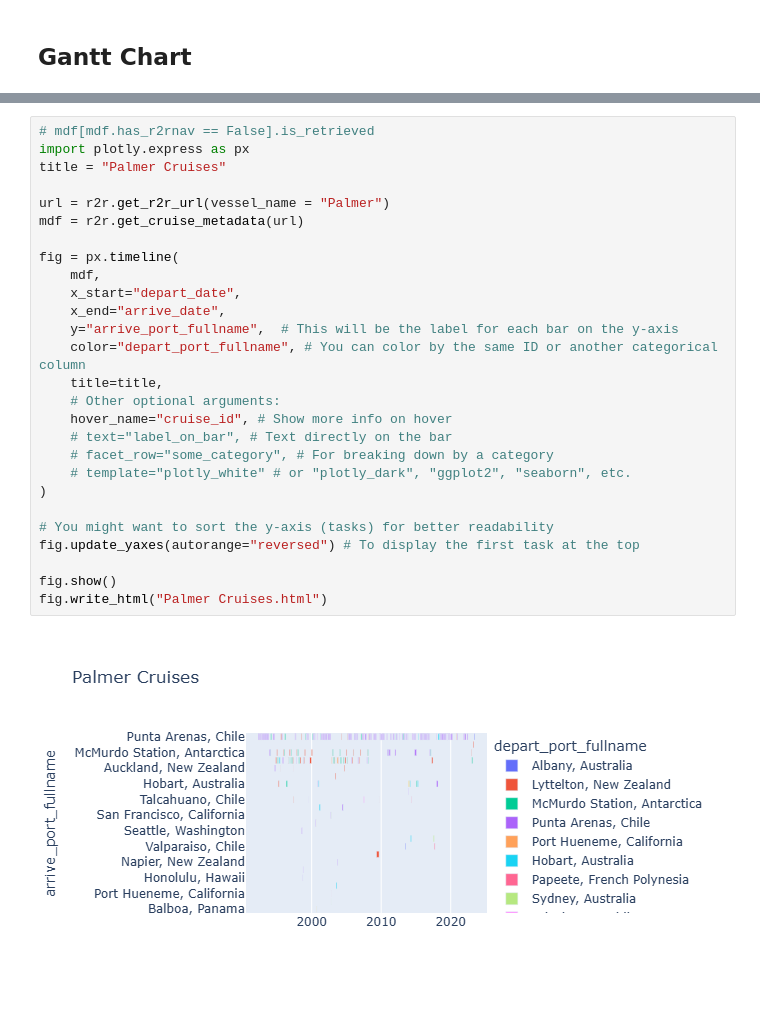
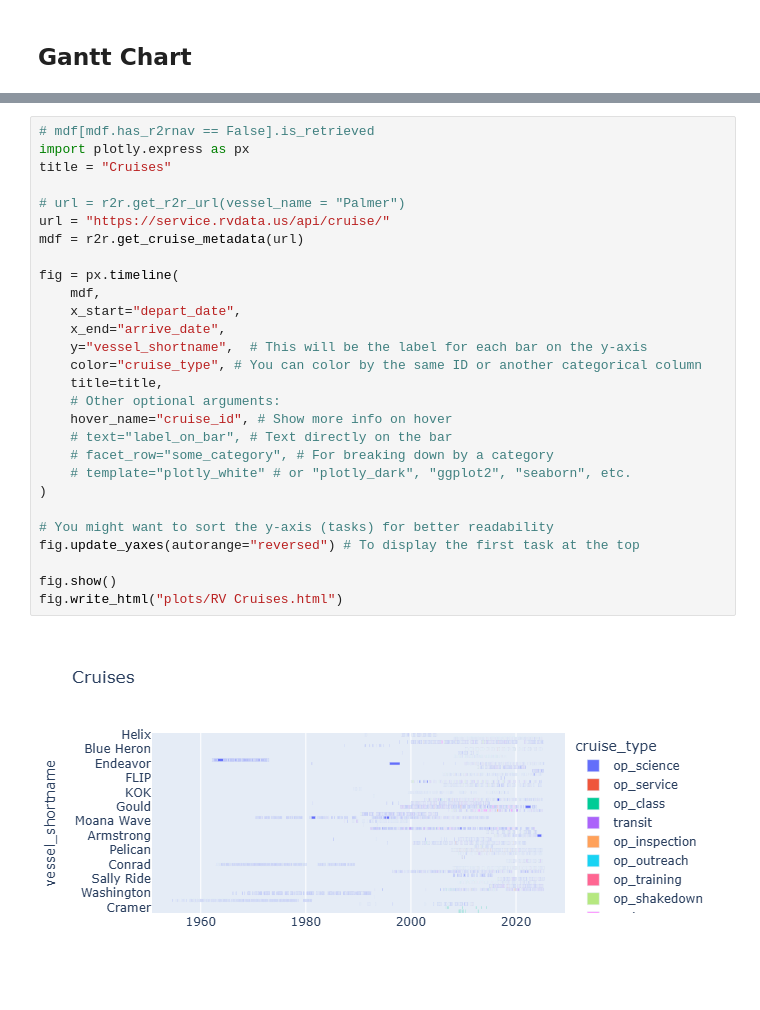
Before and after one commit to KCollins/openspace-rvdata, a Jupyter notebook: notebooks/Hypergrams.ipynb, the cells around one changed output, grey strips where cells are left out. Cells and saved outputs as stored; diff of their text form.

Commit message:
Added Gantt chart of all R2R cruises by vessel, cruise type.

```diff
--- a/notebooks/Hypergrams.ipynb
+++ b/notebooks/Hypergrams.ipynb
@@ -16,29 +35,30 @@ logger = logging.getLogger(__name__)
 # %%
 # mdf[mdf.has_r2rnav == False].is_retrieved
 import plotly.express as px
-title = "Palmer Cruises"
+title = "Cruises"
 
-url = r2r.get_r2r_url(vessel_name = "Palmer")
+# url = r2r.get_r2r_url(vessel_name = "Palmer")
+url = "https://service.rvdata.us/api/cruise/"
 mdf = r2r.get_cruise_metadata(url)
 
 fig = px.timeline(
     mdf,
     x_start="depart_date",
     x_end="arrive_date",
-    y="arrive_port_fullname",  # This will be the label for each bar on the y-axis
-    color="depart_port_fullname", # You can color by the same ID or another categorical column
+    y="vessel_shortname",  # This will be the label for each bar on the y-axis
+    color="cruise_type", # You can color by the same ID or another categorical column
     title=title,
     # Other optional arguments:
     hover_name="cruise_id", # Show more info on hover
     # text="label_on_bar", # Text directly on the bar
     # facet_row="some_category", # For breaking down by a category
     # template="plotly_white" # or "plotly_dark", "ggplot2", "seaborn", etc.
 )
 
 # You might want to sort the y-axis (tasks) for better readability
 fig.update_yaxes(autorange="reversed") # To display the first task at the top
 
 fig.show()
-fig.write_html("Palmer Cruises.html")
+fig.write_html("plots/RV Cruises.html")
 # %% [output]
-[figure, old version]
+[figure, new version]
```
Also changed, not shown: parts of 2 cells of this notebook, 1 other file.
